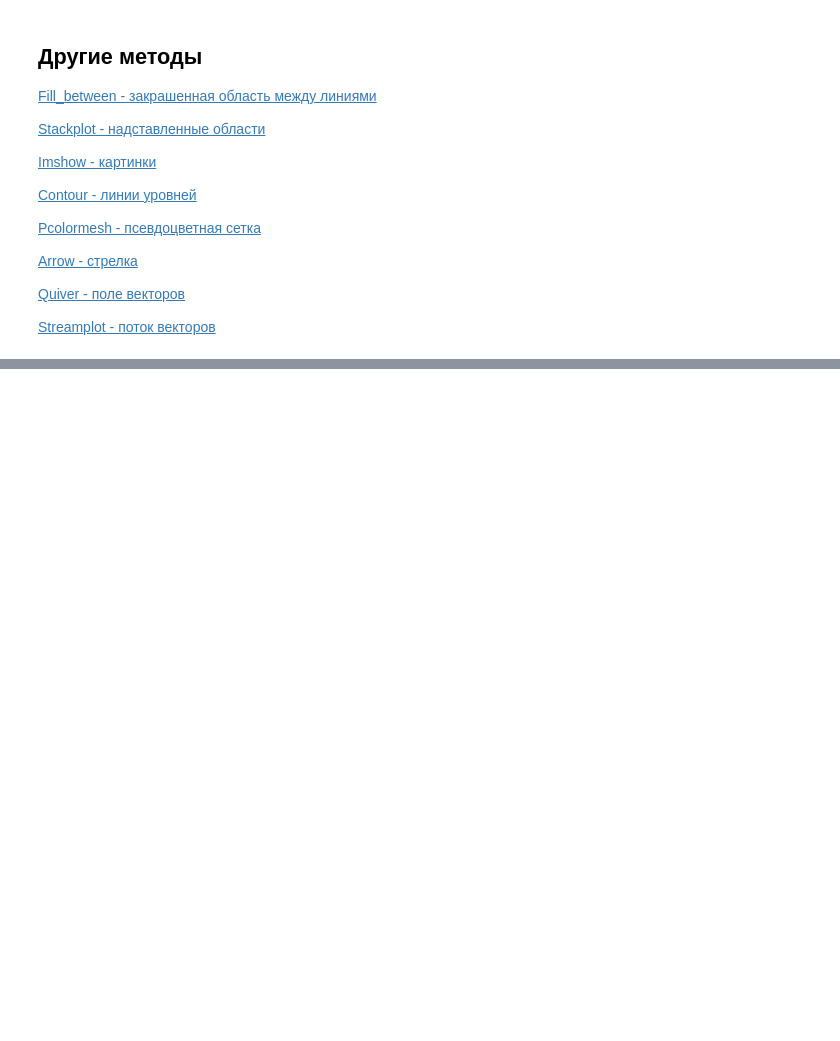
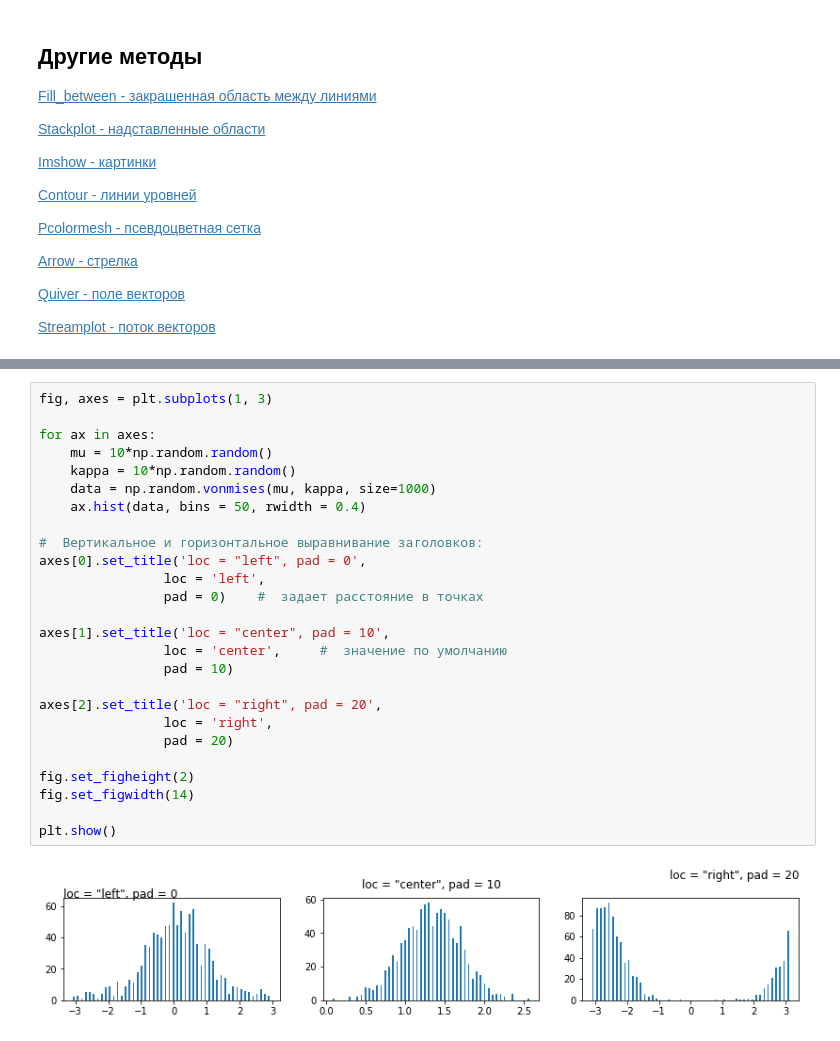
Before and after one commit to KonstantinKlepikov/cs224w-homwork, a Jupyter notebook: matplotlibe-learning.ipynb, the cells around one changed output, grey strips where cells are left out. Cells and saved outputs as stored; diff of their text form; blank space fills up the shorter version.

```diff
--- a/matplotlibe-learning.ipynb
+++ b/matplotlibe-learning.ipynb
@@ -1318,0 +1335,28 @@ plt.show()
+# %%
+fig, axes = plt.subplots(1, 3)
+
+for ax in axes:
+    mu = 10*np.random.random()
+    kappa = 10*np.random.random()
+    data = np.random.vonmises(mu, kappa, size=1000)
+    ax.hist(data, bins = 50, rwidth = 0.4)
+
+#  Вертикальное и горизонтальное выравнивание заголовков:
+axes[0].set_title('loc = "left", pad = 0',
+                loc = 'left',
+                pad = 0)    #  задает расстояние в точках
+
+axes[1].set_title('loc = "center", pad = 10',
+                loc = 'center',     #  значение по умолчанию
+                pad = 10)
+
+axes[2].set_title('loc = "right", pad = 20',
+                loc = 'right',
+                pad = 20)
+
+fig.set_figheight(2)
+fig.set_figwidth(14)
+
+plt.show()
+# %% [output]
+[figure, added]
```
Also changed, not shown: parts of 51 cells of this notebook.
